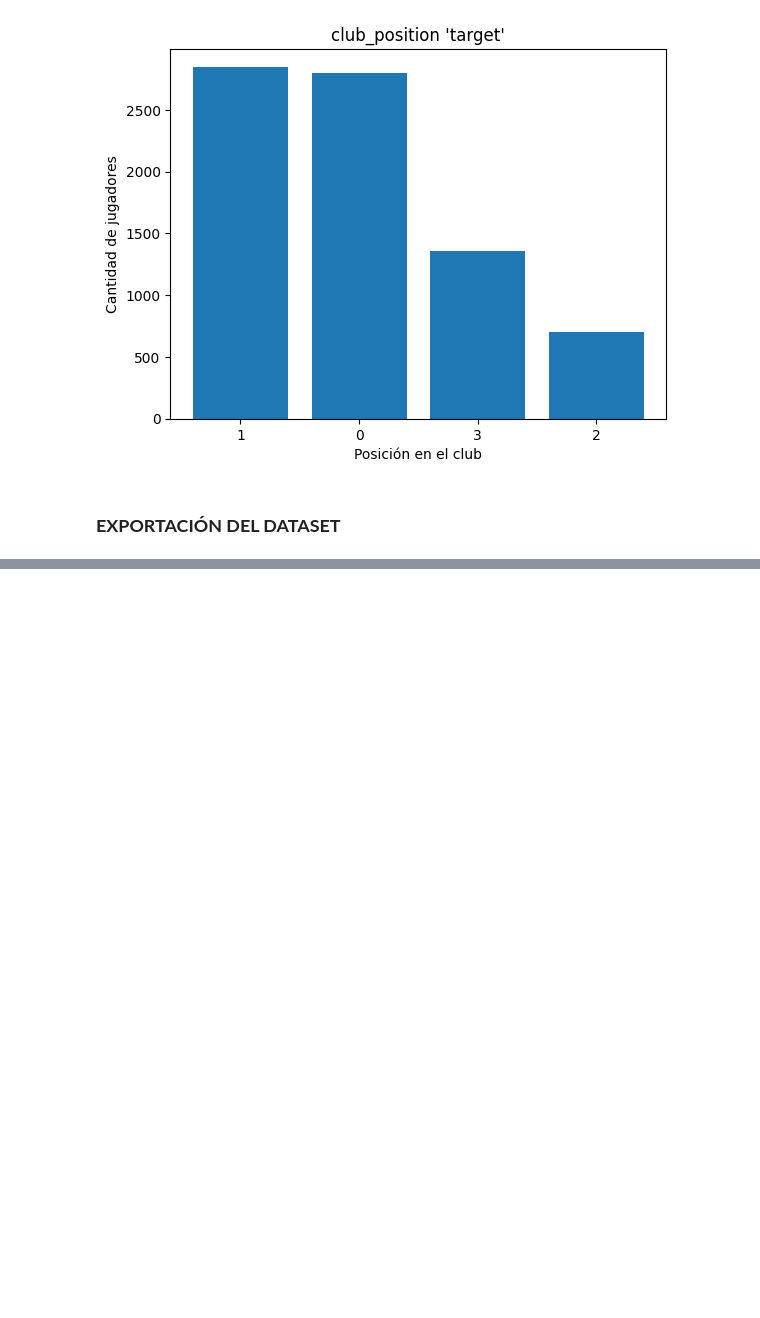
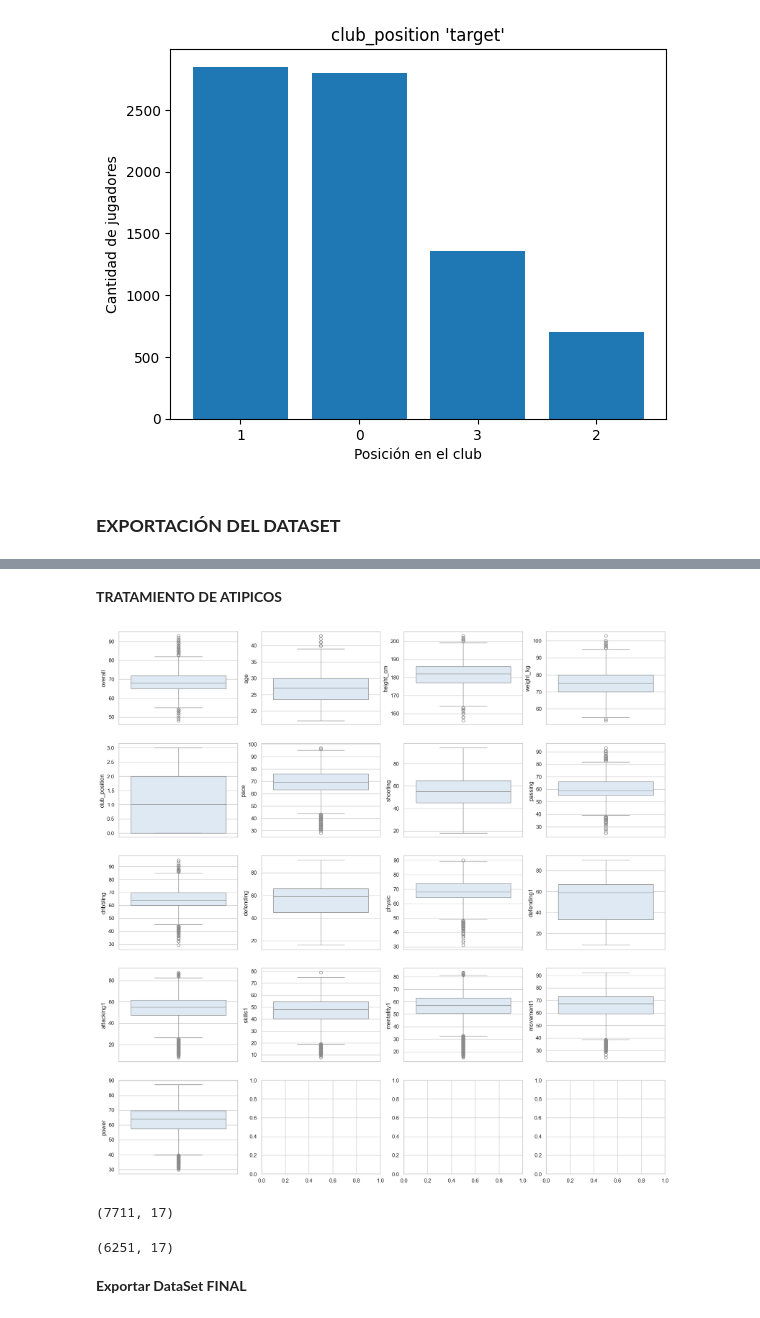
Before and after one commit to JavierBurgos-web/PROYECTO_ANALITICA_2da_entrega, a Jupyter notebook: Entrega 2 ok.ipynb, the cells around one changed output, grey strips where cells are left out. Drawn from its saved outputs; the diff is of its cells as text; code cells hidden in the pictures; blank space fills up the shorter version.

```diff
--- a/Entrega 2 ok.ipynb
+++ b/Entrega 2 ok.ipynb
@@ -324,0 +418,22 @@ df.to_csv('dataset_limpio.csv', index=False)
+# %% [markdown]
+**TRATAMIENTO DE ATIPICOS**
+# %%
+# Tratamiento de valores atípicos
+df = df.copy()
+
+# Sentar las bases de un "mosaico boxplot de 6x4 (para cubrir 22 variables)":
+box_locs=pd.DataFrame(
+{"vert":sorted(list(range(0,6))*4),
+ "horiz":list(range(0,4))*6}
+)
+
+fig,axs=plt.subplots(ncols=4,nrows=5,figsize=(20,20))
+
+for idx,i in enumerate(df.columns):
+    sns.boxplot(y=df[i],ax=axs[box_locs.iloc[idx,0]][box_locs.iloc[idx,1]])
+# %% [output]
+[figure, added]
+# %%
+df.shape
+# %% [output]
+(7711, 17)
@@ -324,0 +475,6 @@ df.to_csv('dataset_limpio.csv', index=False)
+# %%
+df.shape
+# %% [output]
+(6251, 17)
+# %% [markdown]
+**Exportar DataSet FINAL**
```
Also changed, not shown: parts of 13 cells of this notebook, 1 other file.
